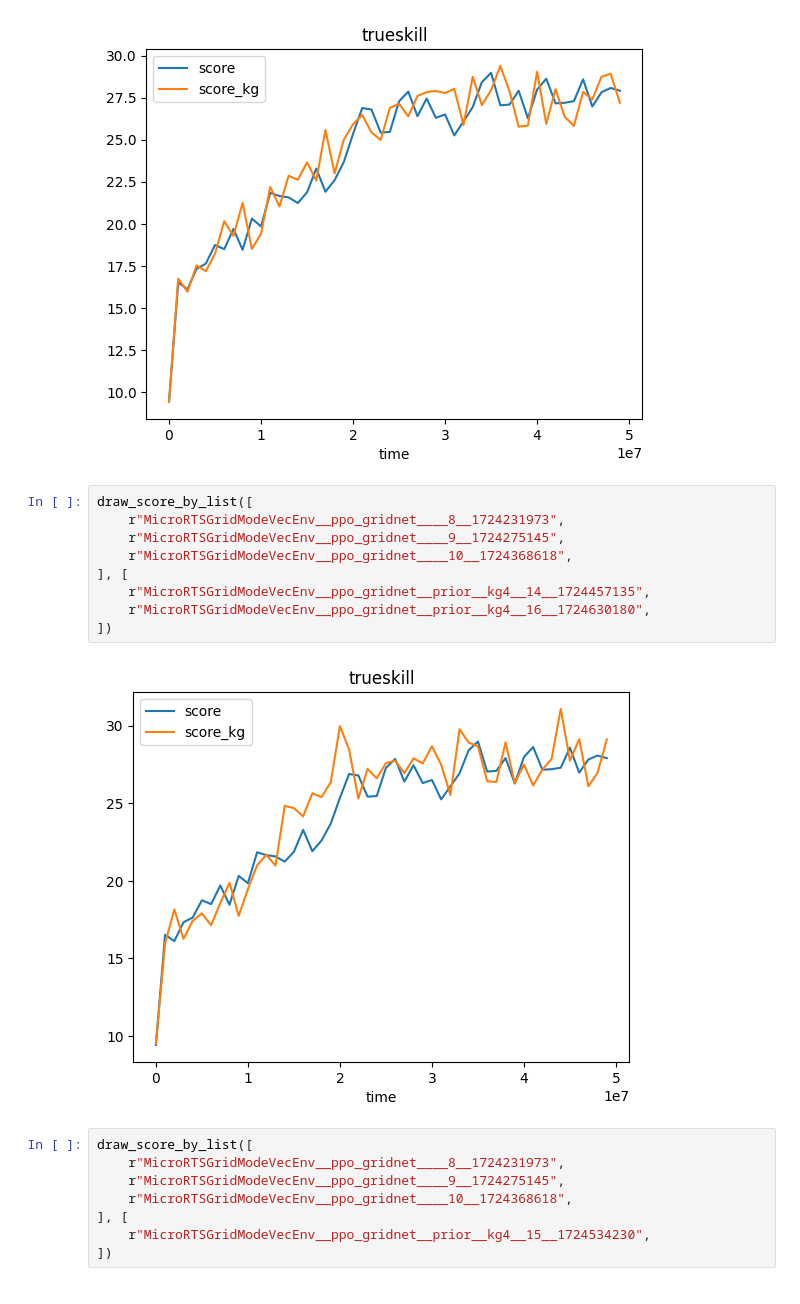
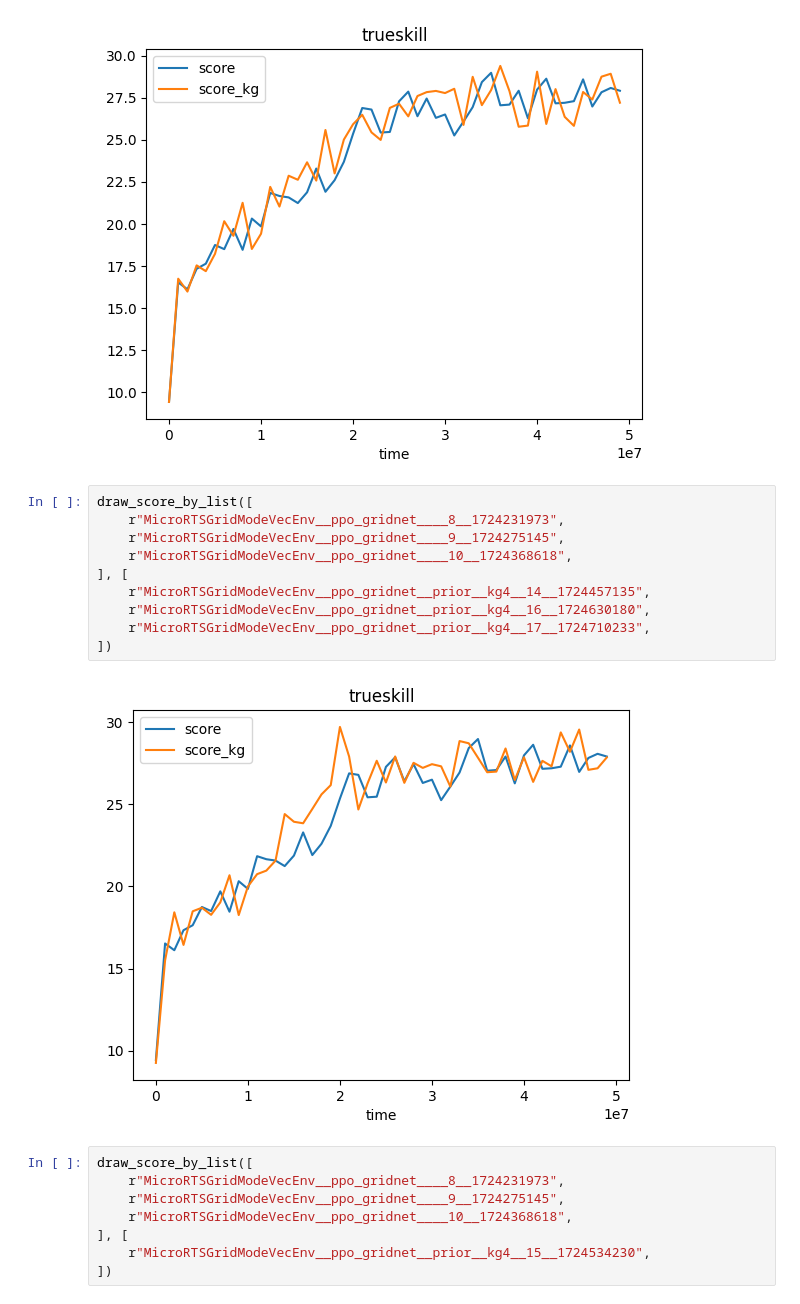
Before and after one commit to adFrej/kg-rl-rts, a Jupyter notebook: training_loss.ipynb, the cells around one changed output. Drawn from its saved outputs; the diff is of its cells as text.

```diff
--- a/training_loss.ipynb
+++ b/training_loss.ipynb
@@ -118,14 +118,15 @@ draw_score_by_list([
 # %%
 draw_score_by_list([
     r"MicroRTSGridModeVecEnv__ppo_gridnet____8__1724231973",
     r"MicroRTSGridModeVecEnv__ppo_gridnet____9__1724275145",
     r"MicroRTSGridModeVecEnv__ppo_gridnet____10__1724368618",
 ], [
     r"MicroRTSGridModeVecEnv__ppo_gridnet__prior__kg4__14__1724457135",
     r"MicroRTSGridModeVecEnv__ppo_gridnet__prior__kg4__16__1724630180",
+    r"MicroRTSGridModeVecEnv__ppo_gridnet__prior__kg4__17__1724710233",
 ])
 # %% [output]
-[figure, old version]
+[figure, new version]
 # %%
 draw_score_by_list([
     r"MicroRTSGridModeVecEnv__ppo_gridnet____8__1724231973",
```
Also changed, not shown: 51 other files.
